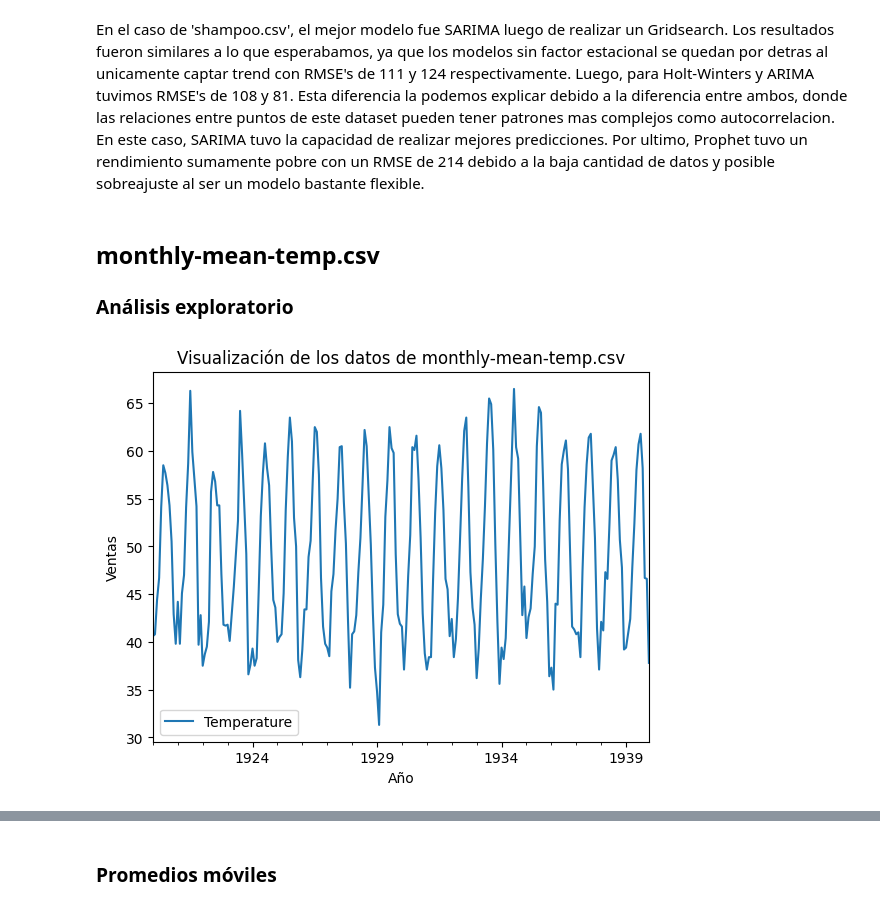
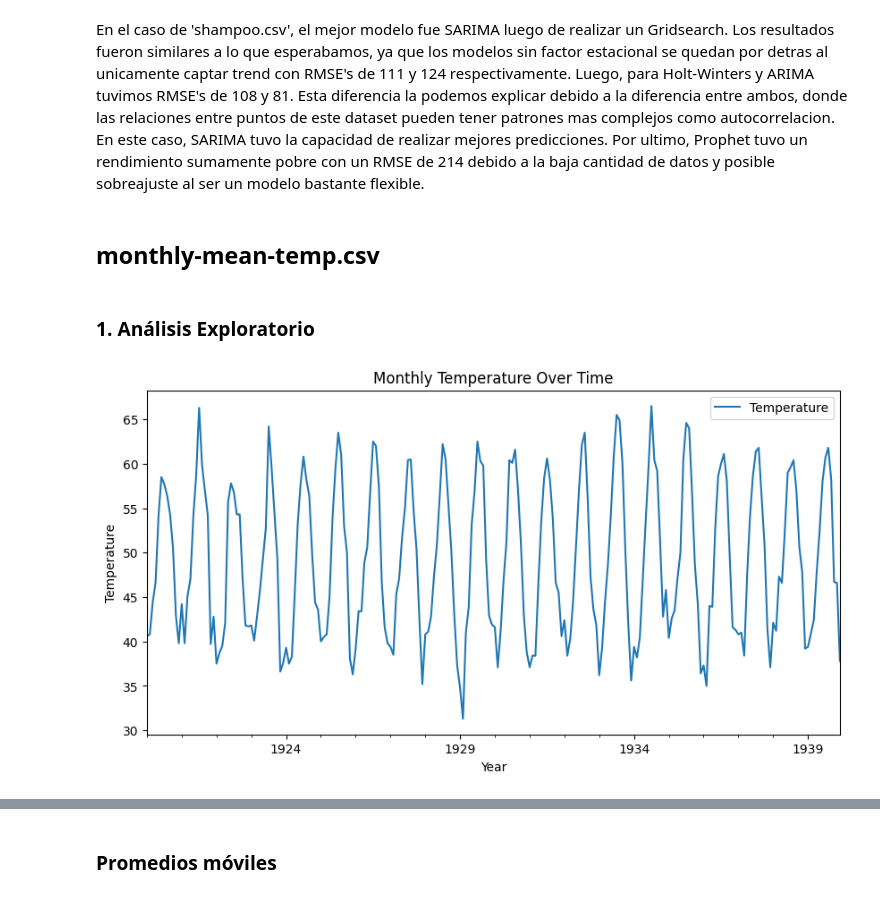
Before and after one commit to Its-Japo/DataScience, a Jupyter notebook: Lab1/main.ipynb, the cells around one changed output, grey strips where cells are left out. Drawn from its saved outputs; the diff is of its cells as text; code cells hidden in the pictures.

```diff
--- a/Lab1/main.ipynb
+++ b/Lab1/main.ipynb
@@ -537,25 +537,22 @@ Luego de realizar un Gridsearch, podemos concluir que Prophet no es la herramien
 En el caso de 'shampoo.csv', el mejor modelo fue SARIMA luego de realizar un Gridsearch. Los resultados fueron similares a lo que esperabamos, ya que los modelos sin factor estacional se quedan por detras al unicamente captar trend con RMSE's de 111 y 124 respectivamente. Luego, para Holt-Winters y ARIMA tuvimos RMSE's de 108 y 81. Esta diferencia la podemos explicar debido a la diferencia entre ambos, donde las relaciones entre puntos de este dataset pueden tener patrones mas complejos como autocorrelacion. En este caso, SARIMA tuvo la capacidad de realizar mejores predicciones. Por ultimo, Prophet tuvo un rendimiento sumamente pobre con un RMSE de 214 debido a la baja cantidad de datos y posible sobreajuste al ser un modelo bastante flexible.
 # %% [markdown]
 ## monthly-mean-temp.csv
-
-### Análisis exploratorio
+# %% [markdown]
+### 1. Análisis Exploratorio
 # %%
-# Leer los datos
 filename = 'monthly-mean-temp.csv'
-datos = pd.read_csv(f'datasets/{filename}',
-                    index_col = 'Month',
-                    parse_dates = True)
+df = pd.read_csv(f'datasets/{filename}', index_col='Month', parse_dates=True)
+df.index.freq = 'MS'
 
-datos.index.freq = 'MS'
+train_size = int(len(df) * 0.8)
+train = df.iloc[:train_size]
+test = df.iloc[train_size:]
 
-# Graficar los datos y predicciones
-
-datos.plot(label = 'Observadod')
-
+df.plot(figsize=(10, 5), label='Temperature')
+plt.title("Monthly Temperature Over Time")
+plt.xlabel("Year")
+plt.ylabel("Temperature")
 plt.legend()
-plt.title(f"Visualización de los datos de {filename}")
-plt.xlabel("Año")
-plt.ylabel("Ventas")
 plt.show()
 # %% [output]
-[figure, old version]
+[figure, new version]
```
Also changed, not shown: parts of 39 cells of this notebook.
